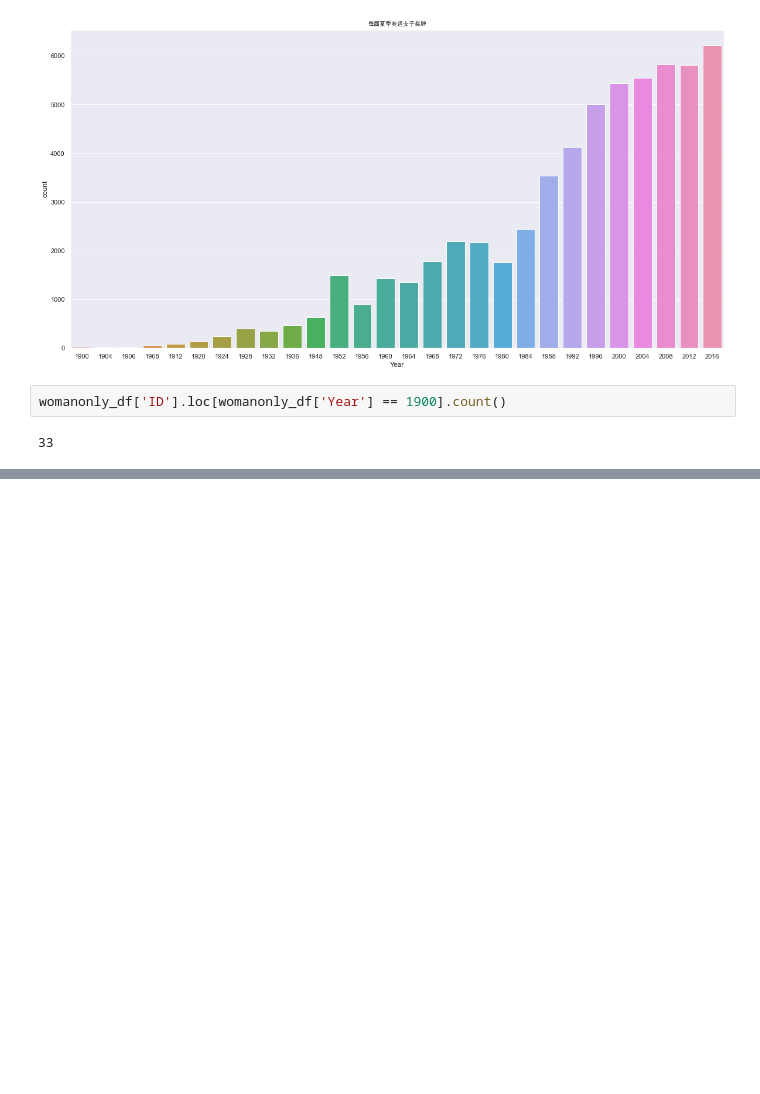
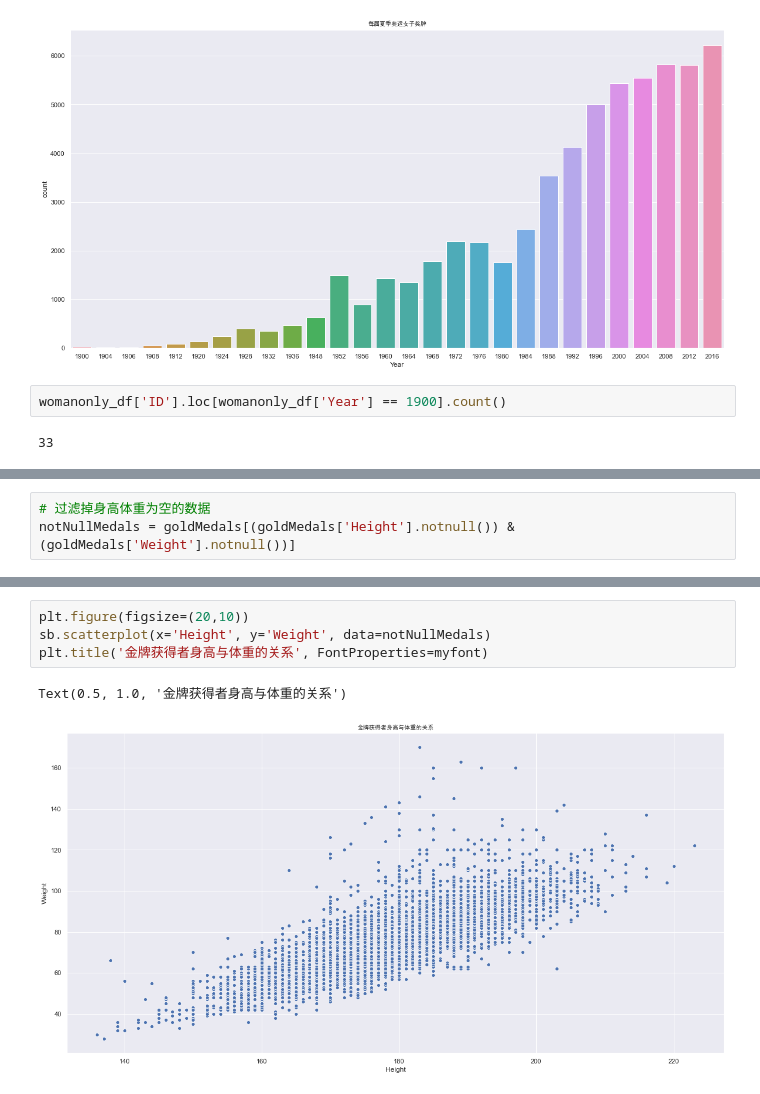
Before and after one commit to joydesigner/csdn-python, a Jupyter notebook: Olympic_DA/olympic_history/da.ipynb, the cells around one changed output, grey strips where cells are left out. Drawn from its saved outputs; the diff is of its cells as text; blank space fills up the shorter version.

Commit message:
olympic data analysis and dv update

```diff
--- a/Olympic_DA/olympic_history/da.ipynb
+++ b/Olympic_DA/olympic_history/da.ipynb
@@ -167,0 +198,3 @@ womanonly_df['ID'].loc[womanonly_df['Year'] == 1900].count()
+# %%
+# 过滤掉身高体重为空的数据
+notNullMedals = goldMedals[(goldMedals['Height'].notnull()) & (goldMedals['Weight'].notnull())]
@@ -167,0 +230,7 @@ womanonly_df['ID'].loc[womanonly_df['Year'] == 1900].count()
+# %%
+plt.figure(figsize=(20,10))
+sb.scatterplot(x='Height', y='Weight', data=notNullMedals)
+plt.title('金牌获得者身高与体重的关系', FontProperties=myfont)
+# %% [output]
+Text(0.5, 1.0, '金牌获得者身高与体重的关系')
+[figure, added]
```
Also changed, not shown: parts of 5 cells of this notebook.
